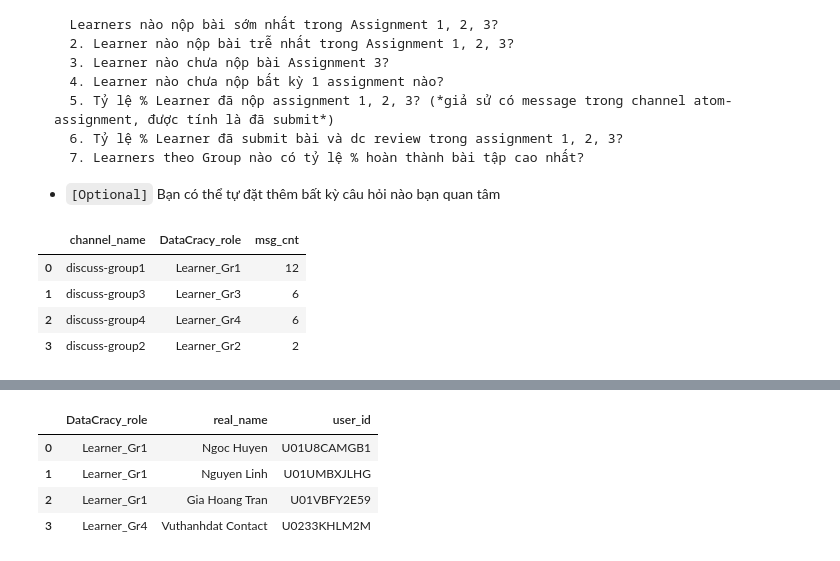
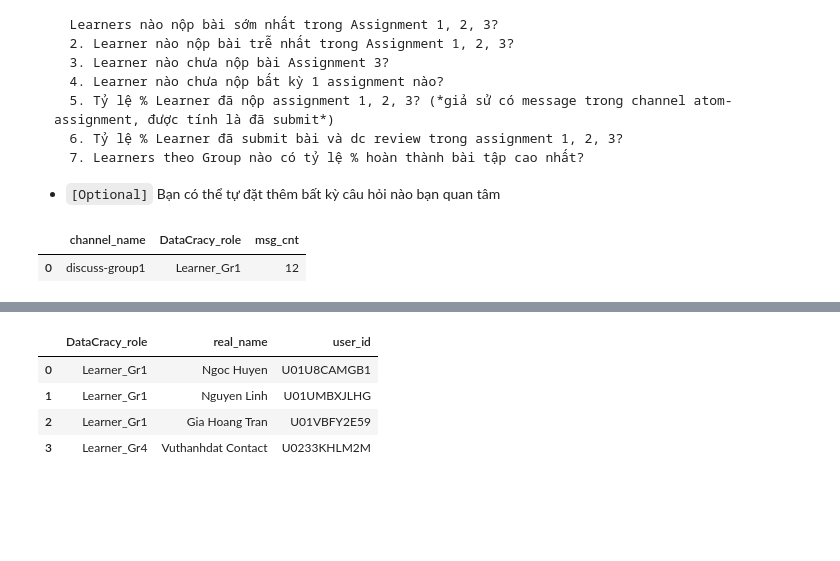
Before and after one commit to phamdinhtuan200382/atom-assignments, a Jupyter notebook: assignment_4/home_assignment_4.ipynb, the cells around one changed output, grey strips where cells are left out. Saved outputs shown, nothing was run; the diff lists cells and outputs as text; code cells hidden in the pictures; blank space fills up the shorter version.

```diff
--- a/assignment_4/home_assignment_4.ipynb
+++ b/assignment_4/home_assignment_4.ipynb
@@ -663,29 +708,26 @@ con.execute(SQL).fetch_df()
 # %%
 # 1. Learners groups nào hoạt động tích cực trên Slack nhất? (tính theo message count)?
 SQL_1 = '''
 
 SELECT
     t3.channel_name,
     t2.DataCracy_role,
     COUNT(t1.msg_id) AS msg_cnt
 FROM msg_df AS t1
 JOIN members_df AS t2
 ON t1.user_id = t2.user_id
 JOIN channel_df AS t3
 ON t1.channel_id = t3.channel_id
 GROUP BY 1, 2
 HAVING t2.DataCracy_role LIKE 'Learner%'
 AND t3.channel_name LIKE 'discuss-group%'
 ORDER BY msg_cnt DESC
-
+LIMIT 1
 '''
 con.execute(SQL_1).fetch_df()
 # %% [output]
 |  | channel_name | DataCracy_role | msg_cnt |
 | 0 | discuss-group1 | Learner_Gr1 | 12 |
-| 1 | discuss-group3 | Learner_Gr3 | 6 |
-| 2 | discuss-group4 | Learner_Gr4 | 6 |
-| 3 | discuss-group2 | Learner_Gr2 | 2 |
 # %%
 # 2. Learners nào nộp bài sớm nhất trong Assignment 1, 2, 3?
 
```
Also changed, not shown: parts of 16 cells of this notebook, 1 other file.
